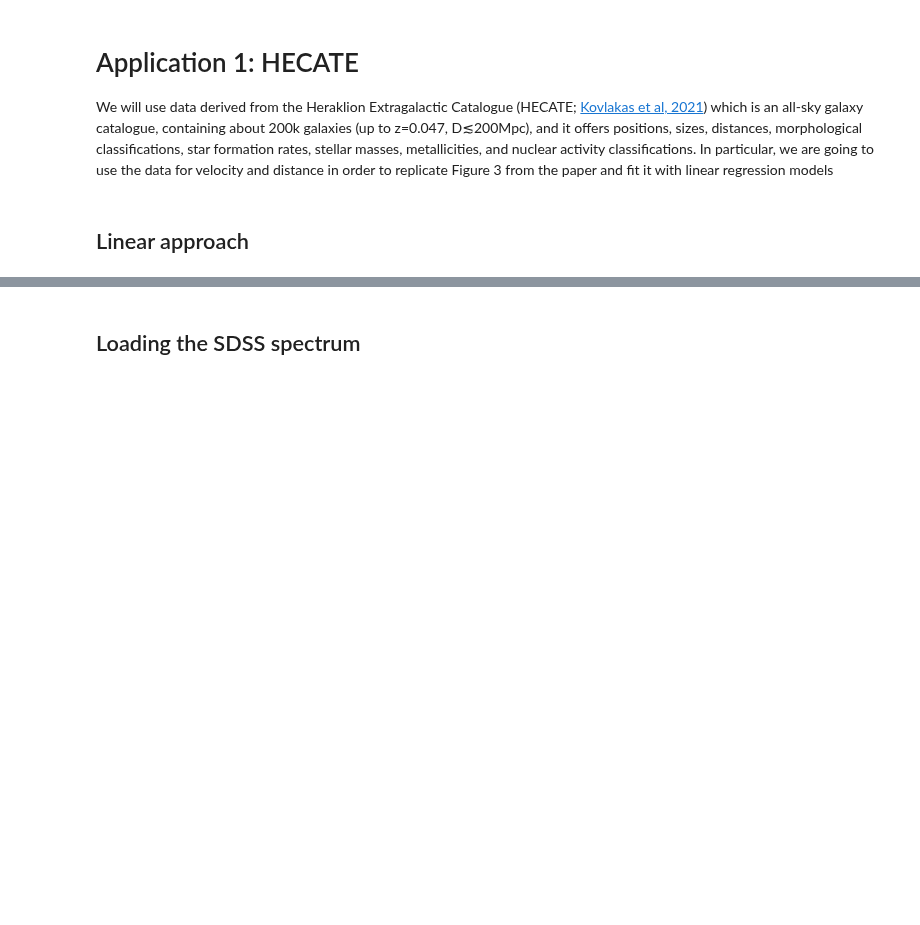
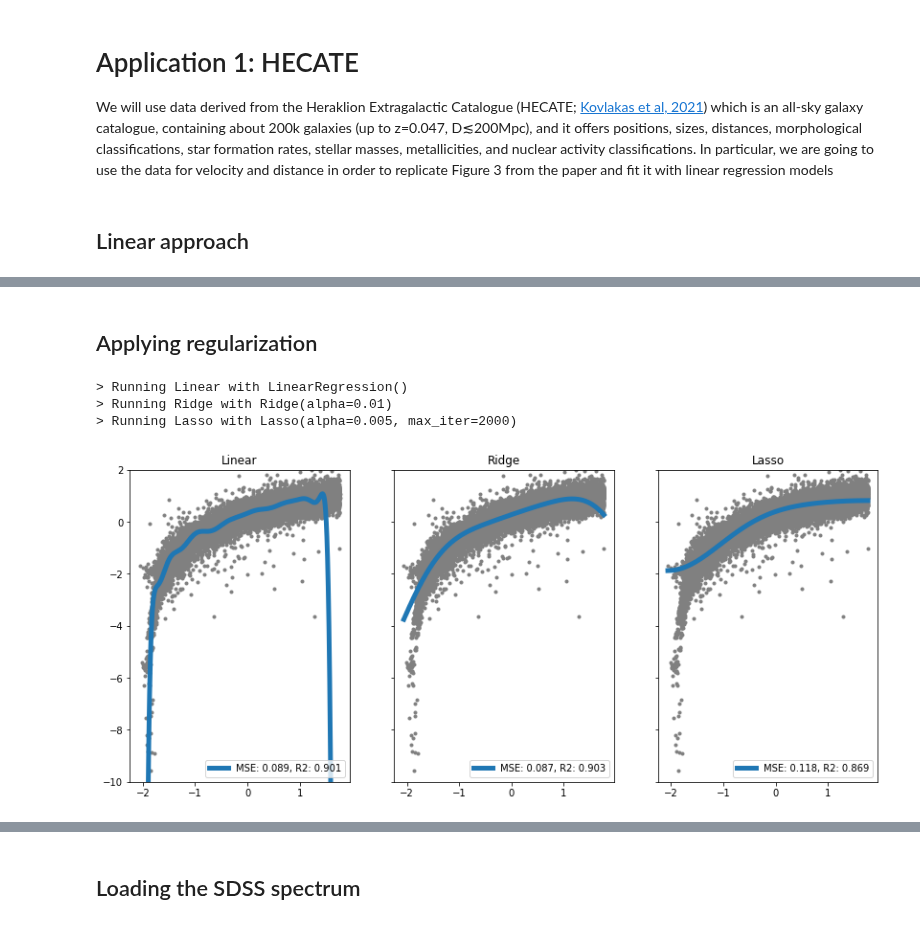
Before and after one commit to astrostatistics-in-crete/2022_summer_school, a Jupyter notebook: ML_Regression_Regularization/Regression_Regularization_SW_answerkey.ipynb, the cells around one changed output, grey strips where cells are left out. Saved outputs shown, nothing was run; the diff lists cells and outputs as text; code cells hidden in the pictures; blank space fills up the shorter version.

```diff
--- a/ML_Regression_Regularization/Regression_Regularization_SW_answerkey.ipynb
+++ b/ML_Regression_Regularization/Regression_Regularization_SW_answerkey.ipynb
@@ -815,0 +402,53 @@ HINT: Try to run the regression with the full spectrum, and then removing the fe
+# %% [markdown]
+## Applying regularization
+# %%
+# models to work with
+models2 = dict(
+    Linear = LinearRegression(),
+    Ridge = Ridge(0.01),
+    Lasso = Lasso(0.005, max_iter=2000)
+)
+
+# split dataset
+gX = gaussian_basis(X, centers, widths)
+gX_train, gX_test, y_train, y_test = train_test_split(gX[sel_indcs], y[sel_indcs] ,
+                                            test_size=0.3, random_state=12)
+
+# figure plot
+fig, axs = plt.subplots(1,3, figsize=(14,6), sharey=True)
+
+# dummy array for illustration purposes
+X_plot = np.linspace(np.min(X), np.max(X), 5000)[:, None]
+gX_plot = gaussian_basis(X_plot, centers, widths)
+
+for k, ax in enumerate(axs.reshape(-1)):
+    name = list(models2.keys())[k]
+    mod = list(models2.values())[k]
+    print(f'> Running {name} with {mod}')
+
+    # plot all data as background
+    ax.plot(X, y, '.', color='gray')
+
+    # fit and predict
+    mod.fit(gX_train, y_train)
+    y_pred = mod.predict(gX_test)
+
+
+    # calculate errors
+    mse = mean_squared_error(y_test, y_pred)
+    r2s = r2_score(y_test, y_pred)
+
+    ax.plot(X_plot, mod.predict(gX_plot), ls='-', lw=5,
+            label=f"MSE: {mse:0.3f}, R2: {r2s:0.3f}")
+
+    ax.set_title( name )
+
+    ax.legend(loc='lower right')
+
+plt.ylim(-10,2)
+plt.show()
+# %% [output]
+> Running Linear with LinearRegression()
+> Running Ridge with Ridge(alpha=0.01)
+> Running Lasso with Lasso(alpha=0.005, max_iter=2000)
+[figure, added]
```
Also changed, not shown: parts of 51 cells of this notebook, 1 other file.
